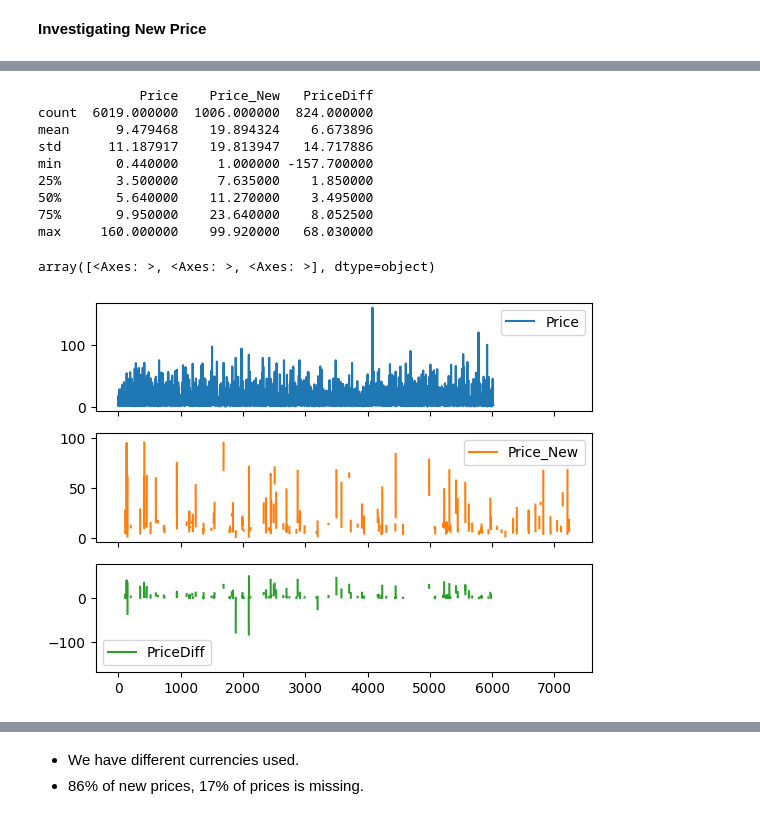
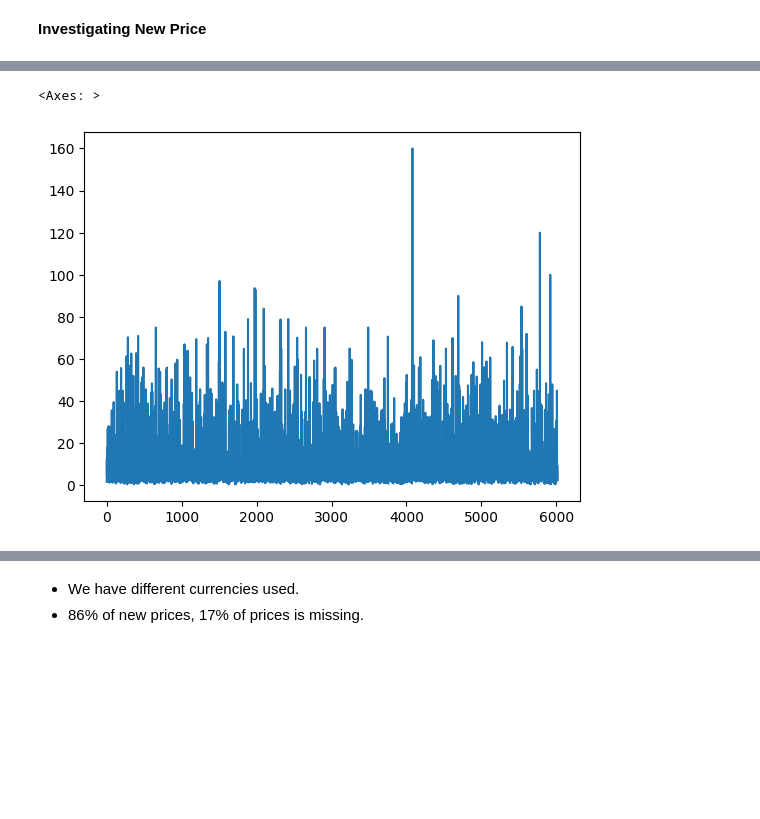
Before and after one commit to safakan/CCTB_repo_safak_atakan_celik, a Jupyter notebook: DEA113/Assignment4/Assignment4_EDA_Kaggle.ipynb, the cells around one changed output, grey strips where cells are left out. Cells and saved outputs as stored; diff of their text form; code cells hidden in the pictures; blank space fills up the shorter version.

```diff
--- a/DEA113/Assignment4/Assignment4_EDA_Kaggle.ipynb
+++ b/DEA113/Assignment4/Assignment4_EDA_Kaggle.ipynb
@@ -173,29 +174,25 @@ print(set(mp["currencies"])) # {'Cr', 'Lakh'}
 # %%
-# Move currencies out of the cells and type cast to be able to analyze data further.
-# Filter [ non null new price, non null price, ]
+# Filter where new price is not null and move the currencies here to a separate field.
 data[["Price_New", "Currency"]] = data[data["New_Price"].notnull()]["New_Price"].str.split(' ', expand=True)
+# Drop the old New_Price column
+data.drop(columns=["New_Price"], inplace=True)
 
-# type cast price_new new price columns to floats
+# type casts to allow further analysis
 data["Price_New"] = data["Price_New"].astype(float)
 data["Price"] = data["Price"].astype(float)
 data["PriceDiff"] = data["Price_New"] - data["Price"]
 
-
-
-priceData = data[["Price", "Price_New", "PriceDiff"]]
-
-print(priceData.describe())
-
-priceData.plot(kind='line', subplots=True)
+# Update Price_New values where the currency is Crore and use Lakh the common currency.
+data["Price_New"] = data.apply(lambda row: row["Price_New"] * 100 if row["Currency"] == "Cr" else row["Price_New"], axis=1)
-# %% [output]
-             Price    Price_New   PriceDiff
-count  6019.000000  1006.000000  824.000000
-mean      9.479468    19.894324    6.673896
-std      11.187917    19.813947   14.717886
-min       0.440000     1.000000 -157.700000
-25%       3.500000     7.635000    1.850000
-50%       5.640000    11.270000    3.495000
-75%       9.950000    23.640000    8.052500
-max     160.000000    99.920000   68.030000
-array([<Axes: >, <Axes: >, <Axes: >], dtype=object)
-[figure, removed]
+# %%
+# Visuals
+# priceData = data[["Price", "Price_New", "PriceDiff"]]
+# print(priceData.describe())
+# priceData.plot(kind='line', subplots=True)
+
+
+priceData = data["Price"]
+priceData.plot(kind='line')
+# %% [output]
+<Axes: >
+[figure, added]
```
Also changed, not shown: parts of 7 cells of this notebook.
